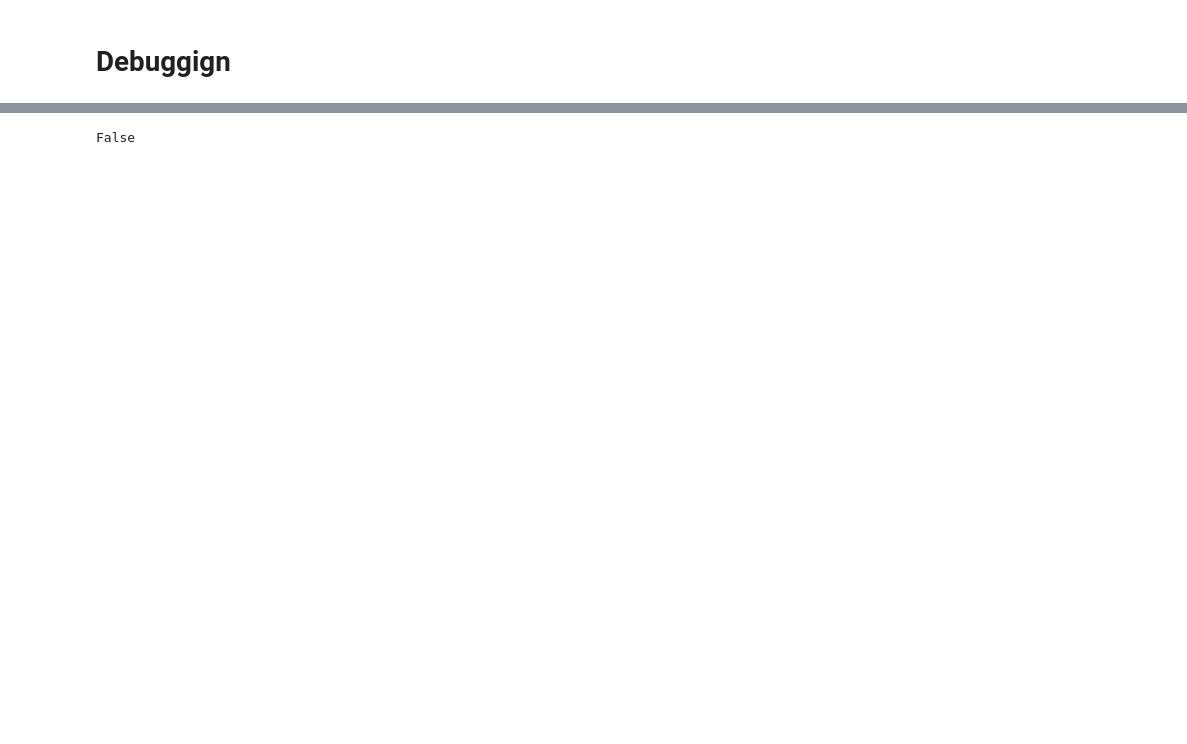
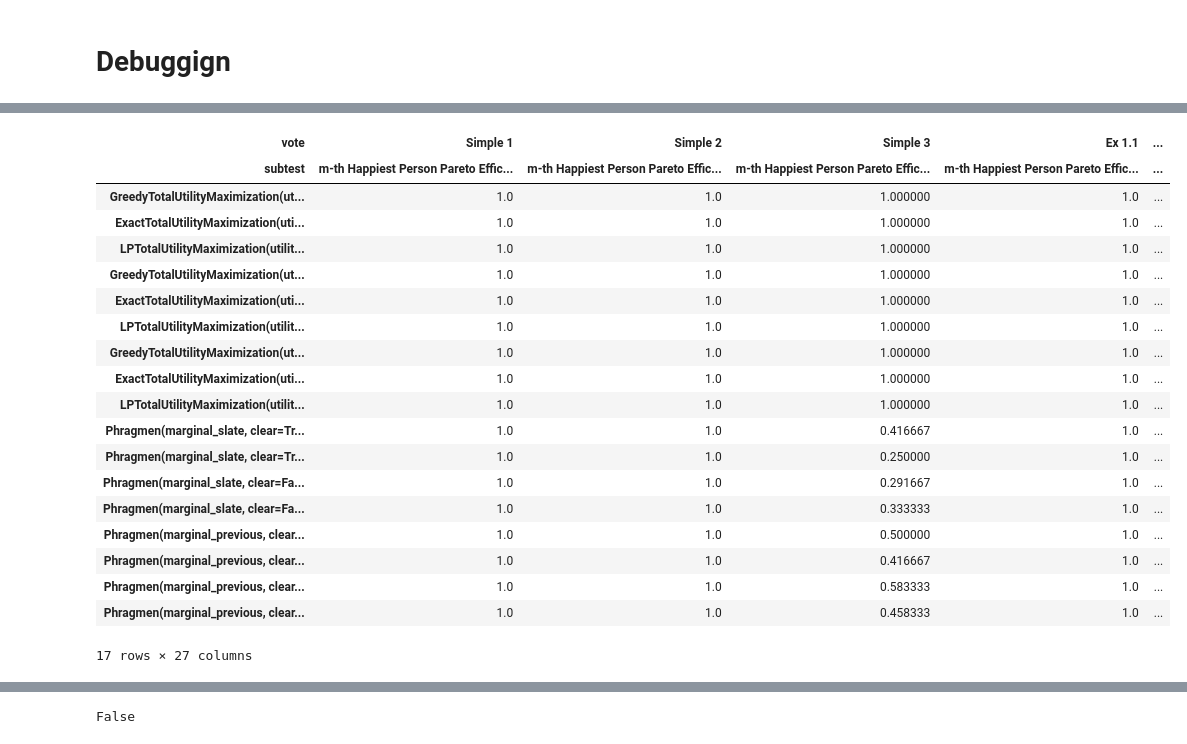
Before and after one commit to aaron-sandoval/generative_social_choice, a Jupyter notebook: generative_social_choice/plots/analyze_voting_algorithm_axiom_results.ipynb, the cells around one changed output, grey strips where cells are left out. Cells and saved outputs as stored; diff of their text form; code cells hidden in the pictures; blank space fills up the shorter version.

```diff
--- a/generative_social_choice/plots/analyze_voting_algorithm_axiom_results.ipynb
+++ b/generative_social_choice/plots/analyze_voting_algorithm_axiom_results.ipynb
@@ -242,3 +248,28 @@ case.rated_votes
+# %%
+df.loc[:,df.columns.get_level_values(1) == axiom.name]
+# df.columns.get_level_values(1) == type(axiom).__name__
+# df.columns.get_level_values(1), axiom.name
+# %% [output]
+| vote | Simple 1 | Simple 2 | Simple 3 | Ex 1.1 | ... |
+| subtest | m-th Happiest Person Pareto Effic... | m-th Happiest Person Pareto Effic... | m-th Happiest Person Pareto Effic... | m-th Happiest Person Pareto Effic... | ... |
+| GreedyTotalUtilityMaximization(ut... | 1.0 | 1.0 | 1.000000 | 1.0 | ... |
+| ExactTotalUtilityMaximization(uti... | 1.0 | 1.0 | 1.000000 | 1.0 | ... |
+| LPTotalUtilityMaximization(utilit... | 1.0 | 1.0 | 1.000000 | 1.0 | ... |
+| GreedyTotalUtilityMaximization(ut... | 1.0 | 1.0 | 1.000000 | 1.0 | ... |
+| ExactTotalUtilityMaximization(uti... | 1.0 | 1.0 | 1.000000 | 1.0 | ... |
+| LPTotalUtilityMaximization(utilit... | 1.0 | 1.0 | 1.000000 | 1.0 | ... |
+| GreedyTotalUtilityMaximization(ut... | 1.0 | 1.0 | 1.000000 | 1.0 | ... |
+| ExactTotalUtilityMaximization(uti... | 1.0 | 1.0 | 1.000000 | 1.0 | ... |
+| LPTotalUtilityMaximization(utilit... | 1.0 | 1.0 | 1.000000 | 1.0 | ... |
+| Phragmen(marginal_slate, clear=Tr... | 1.0 | 1.0 | 0.416667 | 1.0 | ... |
+| Phragmen(marginal_slate, clear=Tr... | 1.0 | 1.0 | 0.250000 | 1.0 | ... |
+| Phragmen(marginal_slate, clear=Fa... | 1.0 | 1.0 | 0.291667 | 1.0 | ... |
+| Phragmen(marginal_slate, clear=Fa... | 1.0 | 1.0 | 0.333333 | 1.0 | ... |
+| Phragmen(marginal_previous, clear... | 1.0 | 1.0 | 0.500000 | 1.0 | ... |
+| Phragmen(marginal_previous, clear... | 1.0 | 1.0 | 0.416667 | 1.0 | ... |
+| Phragmen(marginal_previous, clear... | 1.0 | 1.0 | 0.583333 | 1.0 | ... |
+| Phragmen(marginal_previous, clear... | 1.0 | 1.0 | 0.458333 | 1.0 | ... |
+17 rows × 27 columns
 # %%
 alg.vote(rated_votes=case.rated_votes, slate_size=case.slate_size)[0]
 # %% [output]
```
Also changed, not shown: parts of 23 cells of this notebook.
